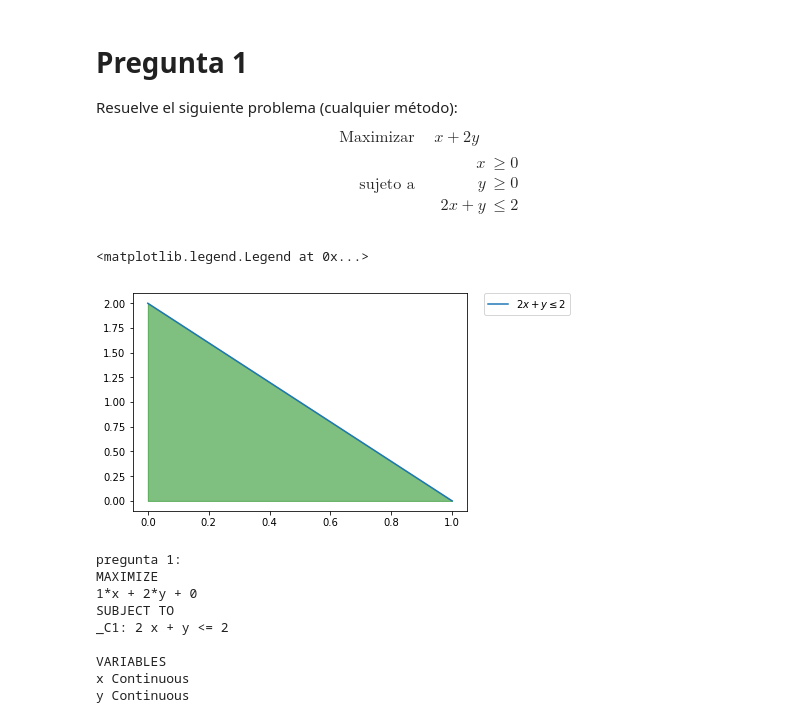
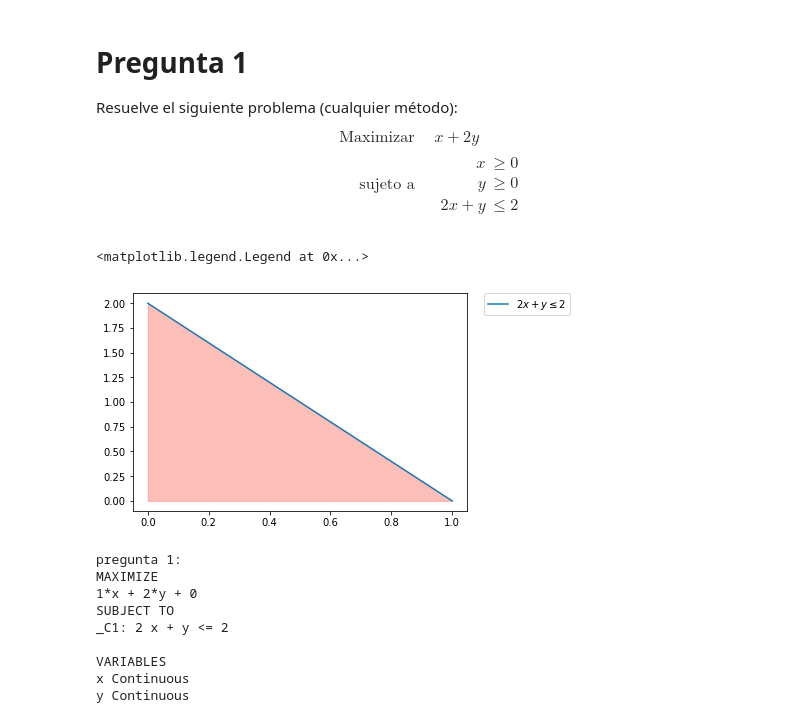
Before and after one commit to VeraniaHdez12/Programacion-Lineal, a Jupyter notebook: Examen 1.ipynb, the cells around one changed output. Saved outputs shown, nothing was run; the diff lists cells and outputs as text; code cells hidden in the pictures.

```diff
--- a/Examen 1.ipynb
+++ b/Examen 1.ipynb
@@ -17,18 +17,18 @@ Resuelve el siguiente problema (cualquier método):
 # %%
 import numpy as np
 import matplotlib.pyplot as plt
 %matplotlib inline
 
 x = np.linspace(0, 1, 2000)
 y = 2- 2*x
 
 plt.plot(x, y, label=r'$2x+y\leq2$')
 y1 = np.minimum(x, y)
-plt.fill_between(x, y, where=y>=0, color='green', alpha=0.5)
+plt.fill_between(x, y, where=y>=0, color='salmon', alpha=0.5)
 plt.legend(bbox_to_anchor=(1.05, 1), loc=2, borderaxespad=0.)
 # %% [output]
 <matplotlib.legend.Legend at 0x...>
-[figure, old version]
+[figure, new version]
 # %%
 from pulp import *
 x = LpVariable("x", 0 )
```
Also changed, not shown: parts of 19 cells of this notebook.
